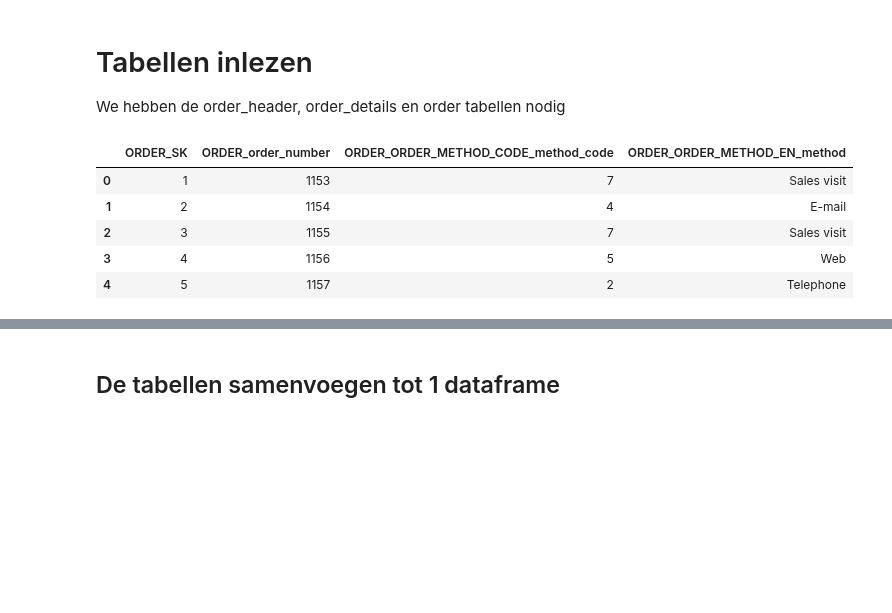
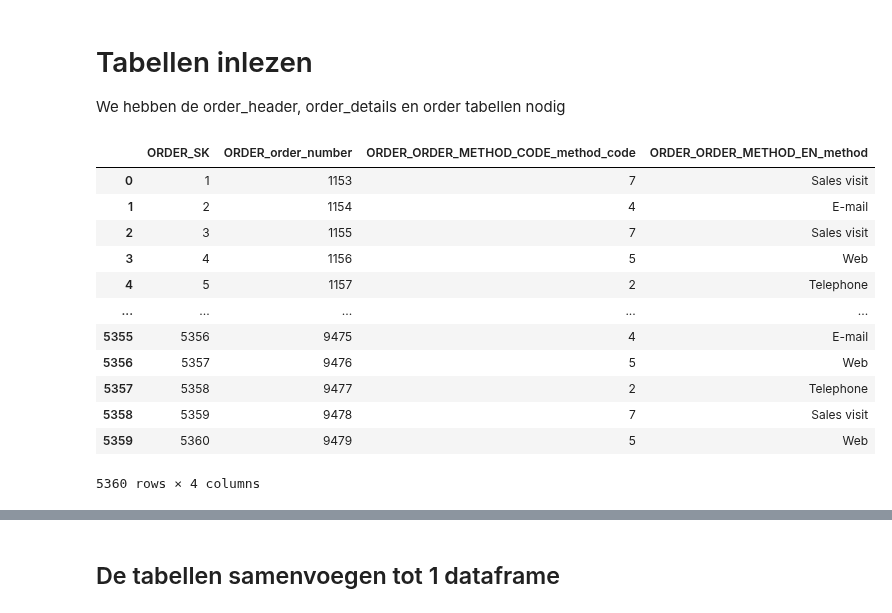
Before and after one commit to Nrojt/SE4-DEDS-Pyhton-opdrachten, a Jupyter notebook: week 8/8.1/Practicum_8.1.ipynb, the cells around one changed output, grey strips where cells are left out. Drawn from its saved outputs; the diff is of its cells as text; code cells hidden in the pictures; blank space fills up the shorter version.

```diff
--- a/week 8/8.1/Practicum_8.1.ipynb
+++ b/week 8/8.1/Practicum_8.1.ipynb
@@ -36,22 +37,29 @@ We hebben de order_header, order_details en order tabellen nodig
 # %%
 order_query = "SELECT * FROM [Order]"
 
 order_result = export_cursor.execute(order_query)
 order_fetch = order_result.fetchall()
 order_columns = [column[0] for column in order_result.description]
 order = pd.DataFrame.from_records(order_fetch, columns=order_columns)
 
 # dropping current value and last updated columns
 order = order.drop(columns=['CURRENT_VALUE', 'LAST_UPDATED'])
 
-order.head()
+order
 # %% [output]
 |  | ORDER_SK | ORDER_order_number | ORDER_ORDER_METHOD_CODE_method_code | ORDER_ORDER_METHOD_EN_method |
 | 0 | 1 | 1153 | 7 | Sales visit |
 | 1 | 2 | 1154 | 4 | E-mail |
 | 2 | 3 | 1155 | 7 | Sales visit |
 | 3 | 4 | 1156 | 5 | Web |
 | 4 | 5 | 1157 | 2 | Telephone |
+| ... | ... | ... | ... | ... |
+| 5355 | 5356 | 9475 | 4 | E-mail |
+| 5356 | 5357 | 9476 | 5 | Web |
+| 5357 | 5358 | 9477 | 2 | Telephone |
+| 5358 | 5359 | 9478 | 7 | Sales visit |
+| 5359 | 5360 | 9479 | 5 | Web |
+5360 rows × 4 columns
 # %%
 order_header_query = "SELECT * FROM Order_header"
 
```
Also changed, not shown: parts of 12 cells of this notebook.
